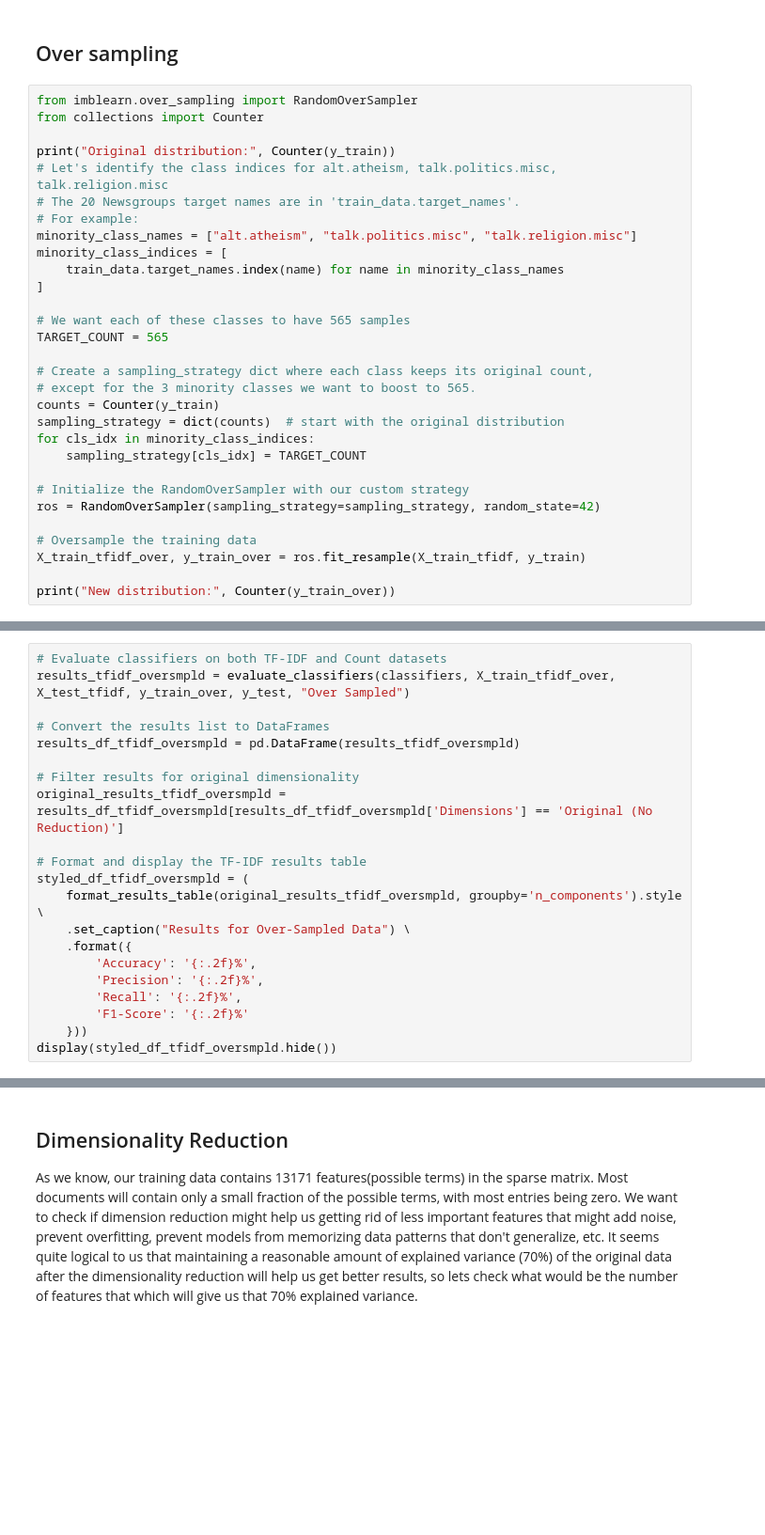
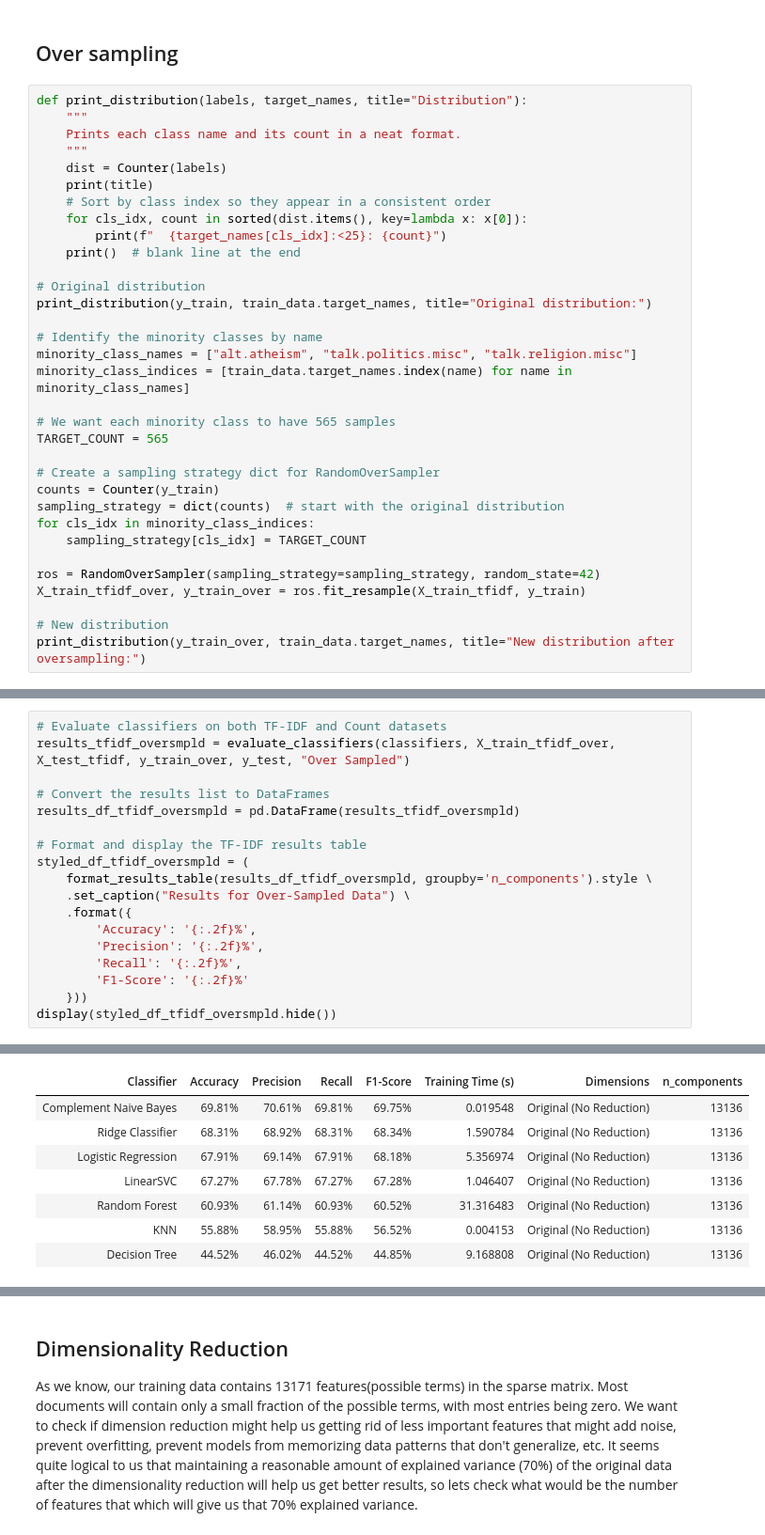
Before and after one commit to benami171/ML_FinalProject, a Jupyter notebook: project.ipynb, the cells around one changed output, grey strips where cells are left out. Shown at 94% size. Saved outputs shown, nothing was run; the diff lists cells and outputs as text; blank space fills up the shorter version.

```diff
--- a/project.ipynb
+++ b/project.ipynb
@@ -308,32 +451,35 @@ KeyboardInterrupt:
 # %% [markdown]
 ## Over sampling
 # %%
-from imblearn.over_sampling import RandomOverSampler
-from collections import Counter
+def print_distribution(labels, target_names, title="Distribution"):
+    """
+    Prints each class name and its count in a neat format.
+    """
+    dist = Counter(labels)
+    print(title)
+    # Sort by class index so they appear in a consistent order
+    for cls_idx, count in sorted(dist.items(), key=lambda x: x[0]):
+        print(f"  {target_names[cls_idx]:<25}: {count}")
+    print()  # blank line at the end
 
-print("Original distribution:", Counter(y_train))
-# Let's identify the class indices for alt.atheism, talk.politics.misc, talk.religion.misc
-# The 20 Newsgroups target names are in 'train_data.target_names'.
-# For example:
+# Original distribution
+print_distribution(y_train, train_data.target_names, title="Original distribution:")
+
+# Identify the minority classes by name
 minority_class_names = ["alt.atheism", "talk.politics.misc", "talk.religion.misc"]
-minority_class_indices = [
-    train_data.target_names.index(name) for name in minority_class_names
-]
+minority_class_indices = [train_data.target_names.index(name) for name in minority_class_names]
 
-# We want each of these classes to have 565 samples
+# We want each minority class to have 565 samples
 TARGET_COUNT = 565
 
-# Create a sampling_strategy dict where each class keeps its original count,
-# except for the 3 minority classes we want to boost to 565.
+# Create a sampling strategy dict for RandomOverSampler
 counts = Counter(y_train)
 sampling_strategy = dict(counts)  # start with the original distribution
 for cls_idx in minority_class_indices:
     sampling_strategy[cls_idx] = TARGET_COUNT
 
-# Initialize the RandomOverSampler with our custom strategy
 ros = RandomOverSampler(sampling_strategy=sampling_strategy, random_state=42)
-
-# Oversample the training data
 X_train_tfidf_over, y_train_over = ros.fit_resample(X_train_tfidf, y_train)
 
-print("New distribution:", Counter(y_train_over))
+# New distribution
+print_distribution(y_train_over, train_data.target_names, title="New distribution after oversampling:")
@@ -344,12 +508,9 @@ results_tfidf_oversmpld = evaluate_classifiers(classifiers, X_train_tfidf_over,
 # Convert the results list to DataFrames
 results_df_tfidf_oversmpld = pd.DataFrame(results_tfidf_oversmpld)
 
-# Filter results for original dimensionality
-original_results_tfidf_oversmpld = results_df_tfidf_oversmpld[results_df_tfidf_oversmpld['Dimensions'] == 'Original (No Reduction)']
-
 # Format and display the TF-IDF results table
 styled_df_tfidf_oversmpld = (
-    format_results_table(original_results_tfidf_oversmpld, groupby='n_components').style \
+    format_results_table(results_df_tfidf_oversmpld, groupby='n_components').style \
     .set_caption("Results for Over-Sampled Data") \
     .format({
         'Accuracy': '{:.2f}%',
@@ -358,3 +519,4 @@ styled_df_tfidf_oversmpld = (
         'F1-Score': '{:.2f}%'
     }))
 display(styled_df_tfidf_oversmpld.hide())
+# %% [output]
@@ -360,0 +533,8 @@ display(styled_df_tfidf_oversmpld.hide())
+| Classifier | Accuracy | Precision | Recall | F1-Score | Training Time (s) | Dimensions | n_components |
+| Complement Naive Bayes | 69.81% | 70.61% | 69.81% | 69.75% | 0.019548 | Original (No Reduction) | 13136 |
+| Ridge Classifier | 68.31% | 68.92% | 68.31% | 68.34% | 1.590784 | Original (No Reduction) | 13136 |
+| Logistic Regression | 67.91% | 69.14% | 67.91% | 68.18% | 5.356974 | Original (No Reduction) | 13136 |
+| LinearSVC | 67.27% | 67.78% | 67.27% | 67.28% | 1.046407 | Original (No Reduction) | 13136 |
+| Random Forest | 60.93% | 61.14% | 60.93% | 60.52% | 31.316483 | Original (No Reduction) | 13136 |
+| KNN | 55.88% | 58.95% | 55.88% | 56.52% | 0.004153 | Original (No Reduction) | 13136 |
+| Decision Tree | 44.52% | 46.02% | 44.52% | 44.85% | 9.168808 | Original (No Reduction) | 13136 |
```
Also changed, not shown: parts of 43 cells of this notebook.
